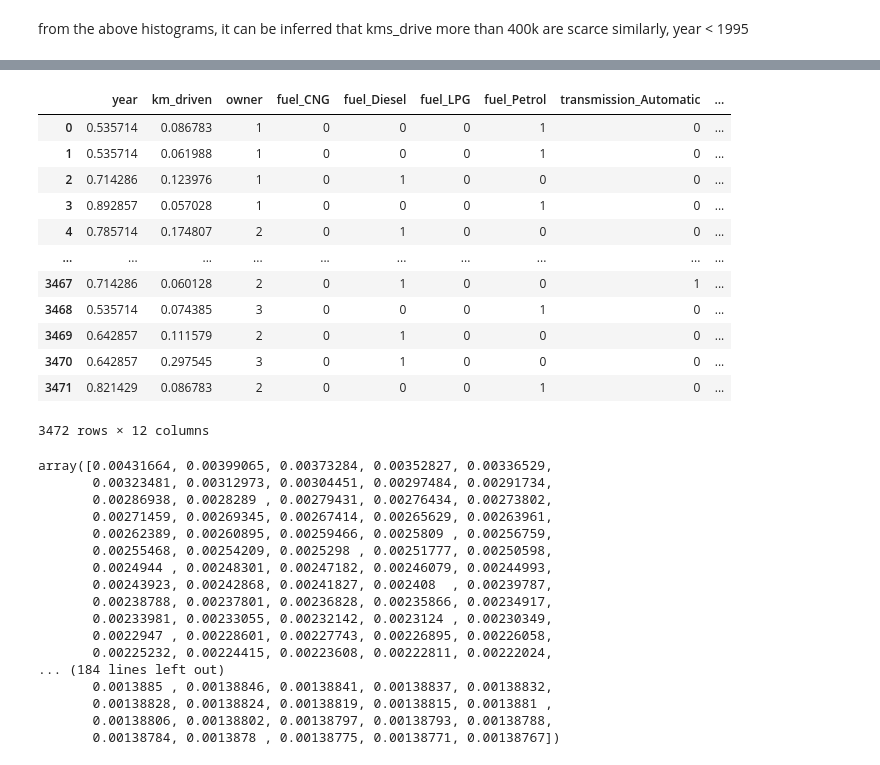
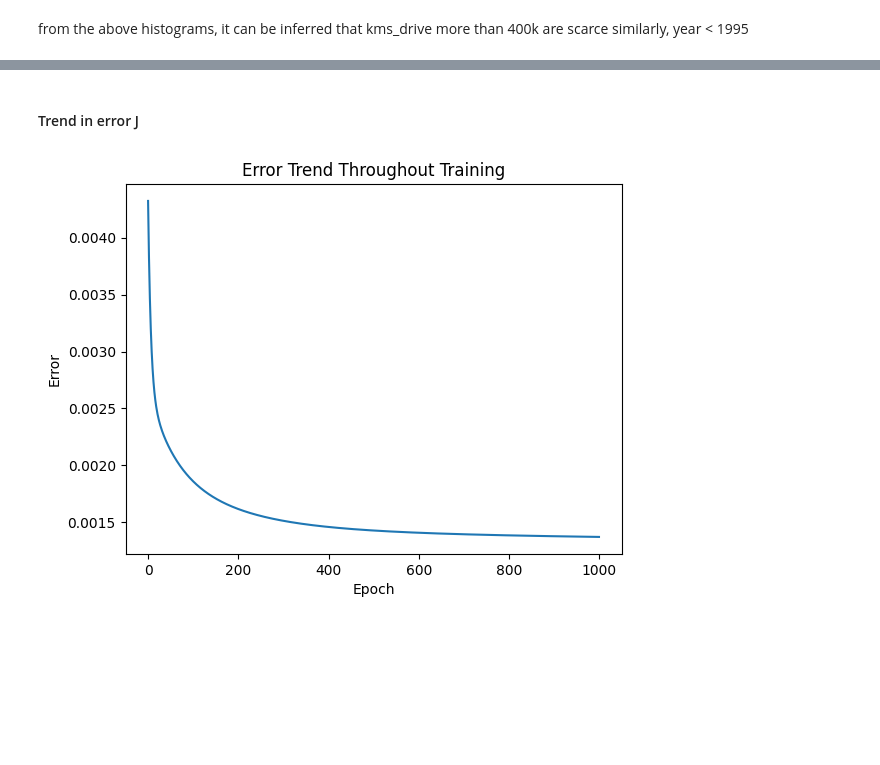
Before and after one commit to DivyanshuBhoyar/ml-study, a Jupyter notebook: linear-regression/practice/linear_proj_cars.ipynb, the cells around one changed output, grey strips where cells are left out. Cells and saved outputs as stored; diff of their text form; code cells hidden in the pictures; blank space fills up the shorter version.

Commit message:
linear regression project 1 @0.35

```diff
--- a/linear-regression/practice/linear_proj_cars.ipynb
+++ b/linear-regression/practice/linear_proj_cars.ipynb
@@ -165,6 +152,11 @@ print(possible_outliers)
 X_train['year'].value_counts()
 X_train['km_driven'].value_counts()
 
-df_filtered = X_train.loc[(X_train['km_driven'] <= 350000) & (X_train['year'] > 1996)]
+
+X_train = X_train.drop(possible_outliers.index)
+Y_train = Y_train.drop(possible_outliers.index)
+
+print(X_train.shape, Y_train.shape)
+
 # outliers removed
 # %% [output]
@@ -178,36 +171,24 @@ df_filtered = X_train.loc[(X_train['km_driven'] <= 350000) & (X_train['year'] >
 # %%
-# onehot encoding for transmission, fuel and seller type
-encoded_X_train = pd.get_dummies(X_train, columns=['fuel', 'transmission', 'seller_type'], dtype=int)
 
-kms = encoded_X_train['km_driven']
-encoded_X_train['km_driven'] = ((kms - kms.min()) / (kms.max() - kms.min()))
-yrs = encoded_X_train['year']
-encoded_X_train['year'] = (yrs - yrs.min()) / (yrs.max() - yrs.min())
+# Apply one-hot encoding to categorical columns
+X_train_norm = X_train.copy()
+X_train_norm = pd.get_dummies(X_train_norm, columns=['fuel', 'transmission', 'seller_type', 'owner'], dtype=int)
 
-Y_train = ((Y_train - Y_train.min()) / (Y_train.max() - Y_train.min()))
+# Normalize km_driven column
+kms = X_train_norm['km_driven']
+X_train_norm['km_driven'] = (kms - kms.min()) / (kms.max() - kms.min())
 
-# optionally drop the brand_score feature
-# encoded_X_train.drop("brand", axis=1, inplace=True)
+# Normalize year column
+yrs = X_train_norm['year']
+X_train_norm['year'] = (yrs - yrs.min()) / (yrs.max() - yrs.min())
+
+# Normalize Y values
+Y_train_norm = Y_train.copy()
+Y_train_norm = (Y_train - Y_train.min()) / (Y_train.max() - Y_train.min())
-# %% [output]
-|  | year | km_driven | owner | fuel_CNG | fuel_Diesel | fuel_LPG | fuel_Petrol | transmission_Automatic | ... |
-| 0 | 0.535714 | 0.086783 | 1 | 0 | 0 | 0 | 1 | 0 | ... |
-| 1 | 0.535714 | 0.061988 | 1 | 0 | 0 | 0 | 1 | 0 | ... |
-| 2 | 0.714286 | 0.123976 | 1 | 0 | 1 | 0 | 0 | 0 | ... |
-| 3 | 0.892857 | 0.057028 | 1 | 0 | 0 | 0 | 1 | 0 | ... |
-| 4 | 0.785714 | 0.174807 | 2 | 0 | 1 | 0 | 0 | 0 | ... |
-| ... | ... | ... | ... | ... | ... | ... | ... | ... | ... |
-| 3467 | 0.714286 | 0.060128 | 2 | 0 | 1 | 0 | 0 | 1 | ... |
-| 3468 | 0.535714 | 0.074385 | 3 | 0 | 0 | 0 | 1 | 0 | ... |
-| 3469 | 0.642857 | 0.111579 | 2 | 0 | 1 | 0 | 0 | 0 | ... |
-| 3470 | 0.642857 | 0.297545 | 3 | 0 | 1 | 0 | 0 | 0 | ... |
-| 3471 | 0.821429 | 0.086783 | 2 | 0 | 0 | 0 | 1 | 0 | ... |
-3472 rows × 12 columns
 # %%
-import warnings
 
 epochs = 1000
 alpha = 0.02
-
 
 
 def linear_regression(X_df: pd.DataFrame, Y_df: pd.DataFrame):
@@ -229,26 +210,9 @@ def linear_regression(X_df: pd.DataFrame, Y_df: pd.DataFrame):
         theta -= alpha * grad
 
 
-    return theta, J
+    return theta, J, X
 
 
-coeffs, err = linear_regression(encoded_X_train, Y_train)
-err
+coeffs, J_history, x_vector = linear_regression(X_train_norm, Y_train_norm)
+
+Y_train_pred = x_vector.dot(coeffs)
-# %% [output]
-array([0.00431664, 0.00399065, 0.00373284, 0.00352827, 0.00336529,
-       0.00323481, 0.00312973, 0.00304451, 0.00297484, 0.00291734,
-       0.00286938, 0.0028289 , 0.00279431, 0.00276434, 0.00273802,
-       0.00271459, 0.00269345, 0.00267414, 0.00265629, 0.00263961,
-       0.00262389, 0.00260895, 0.00259466, 0.0025809 , 0.00256759,
-       0.00255468, 0.00254209, 0.0025298 , 0.00251777, 0.00250598,
-       0.0024944 , 0.00248301, 0.00247182, 0.00246079, 0.00244993,
-       0.00243923, 0.00242868, 0.00241827, 0.002408  , 0.00239787,
-       0.00238788, 0.00237801, 0.00236828, 0.00235866, 0.00234917,
-       0.00233981, 0.00233055, 0.00232142, 0.0023124 , 0.00230349,
-       0.0022947 , 0.00228601, 0.00227743, 0.00226895, 0.00226058,
-       0.00225232, 0.00224415, 0.00223608, 0.00222811, 0.00222024,
-... (184 lines left out)
-       0.0013885 , 0.00138846, 0.00138841, 0.00138837, 0.00138832,
-       0.00138828, 0.00138824, 0.00138819, 0.00138815, 0.0013881 ,
-       0.00138806, 0.00138802, 0.00138797, 0.00138793, 0.00138788,
-       0.00138784, 0.0013878 , 0.00138775, 0.00138771, 0.00138767])
@@ -288,0 +252,10 @@ def linear_regression(X_df: pd.DataFrame, Y_df: pd.DataFrame):
+# %% [markdown]
+#### Trend in error J
+# %%
+plt.plot(J_history)
+plt.xlabel('Epoch')
+plt.ylabel('Error')
+plt.title('Error Trend Throughout Training')
+plt.show()
+# %% [output]
+[figure, added]
```
Also changed, not shown: parts of 12 cells of this notebook.
